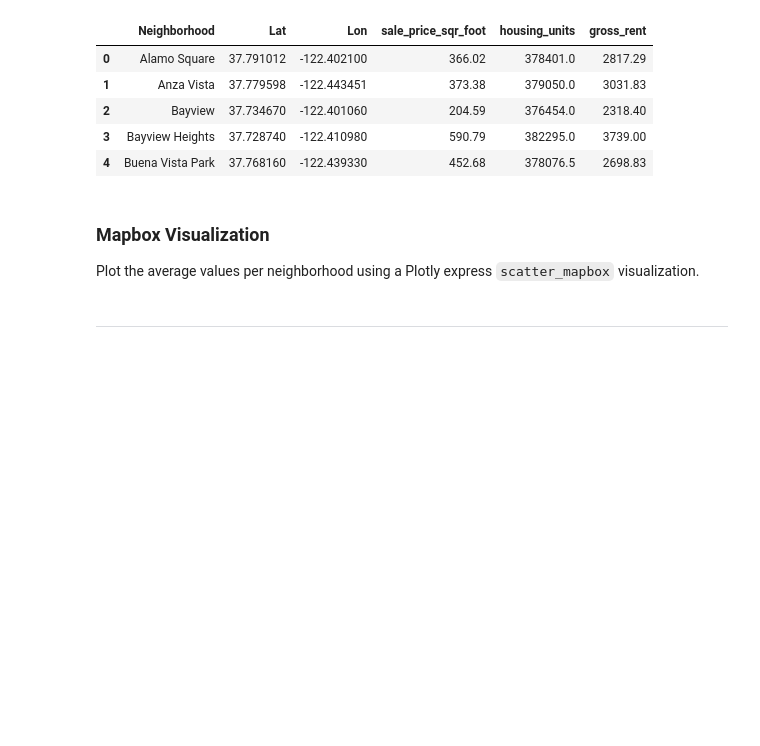
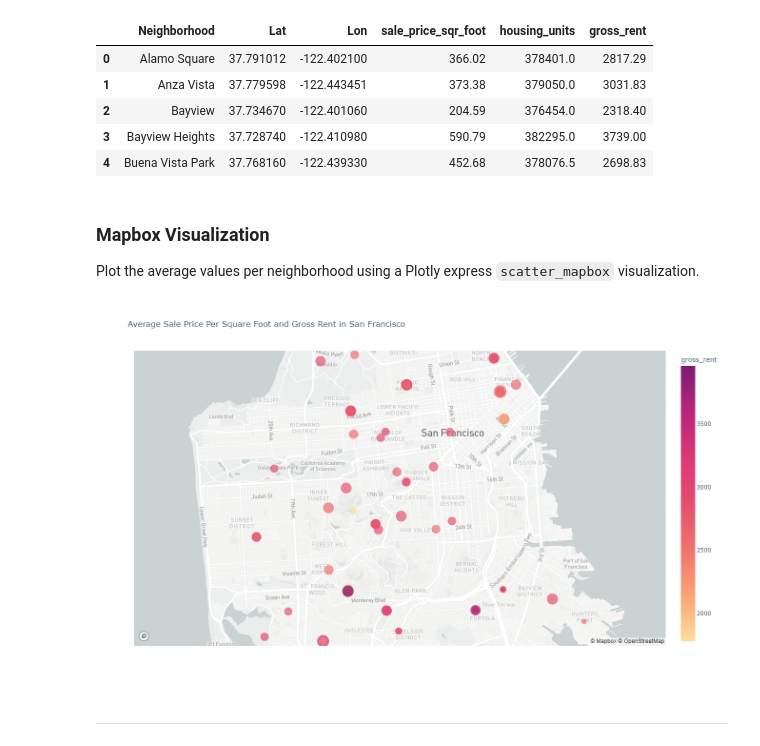
Before and after one commit to Luke-Mac/pythonic_monopoly, a Jupyter notebook: rental_analysis.ipynb, the cells around one changed output. Saved outputs shown, nothing was run; the diff lists cells and outputs as text; code cells hidden in the pictures; blank space fills up the shorter version.

```diff
--- a/rental_analysis.ipynb
+++ b/rental_analysis.ipynb
@@ -320,23 +320,25 @@ Plot the average values per neighborhood using a Plotly express `scatter_mapbox`
 # %%
 # Set the mapbox access token
 px.set_mapbox_access_token(map_box_api)
 
 # Create a scatter mapbox to analyze neighborhood info
 neighborhood_info_plot = px.scatter_mapbox(
     neighborhood_av_values,
     lat="Lat",
     lon="Lon",
     size="sale_price_sqr_foot",
     color="gross_rent",
     color_continuous_scale=px.colors.sequential.Sunsetdark,
     title="Average Sale Price Per Square Foot and Gross Rent in San Francisco",
     hover_name="Neighborhood",
     zoom=12,
-    width=1500, height=800
+    width=1000, height=800
 
 
 )
 neighborhood_info_plot.show()
+# %% [output]
+[figure, added]
 # %% [markdown]
 - - -
 # %% [markdown]
```
Also changed, not shown: parts of 6 cells of this notebook, 1 other file.
